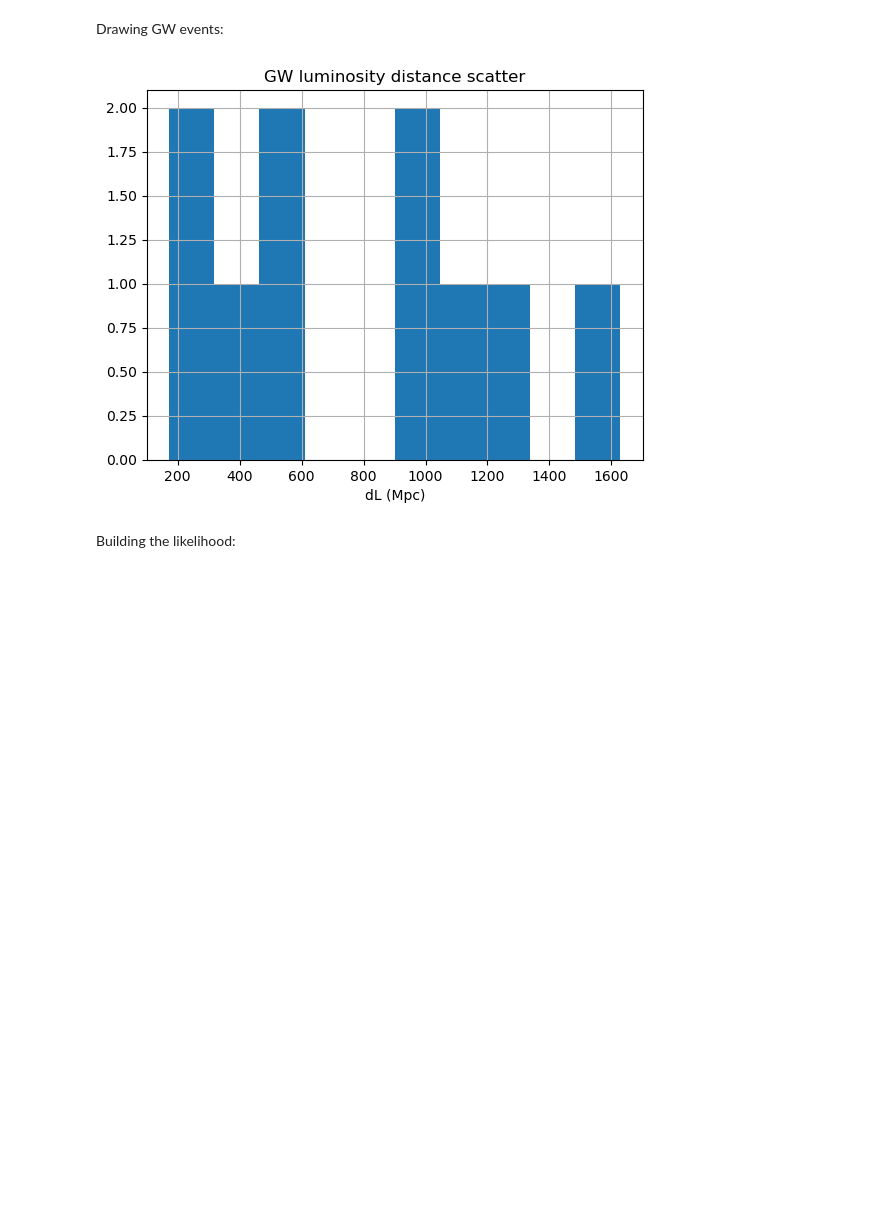
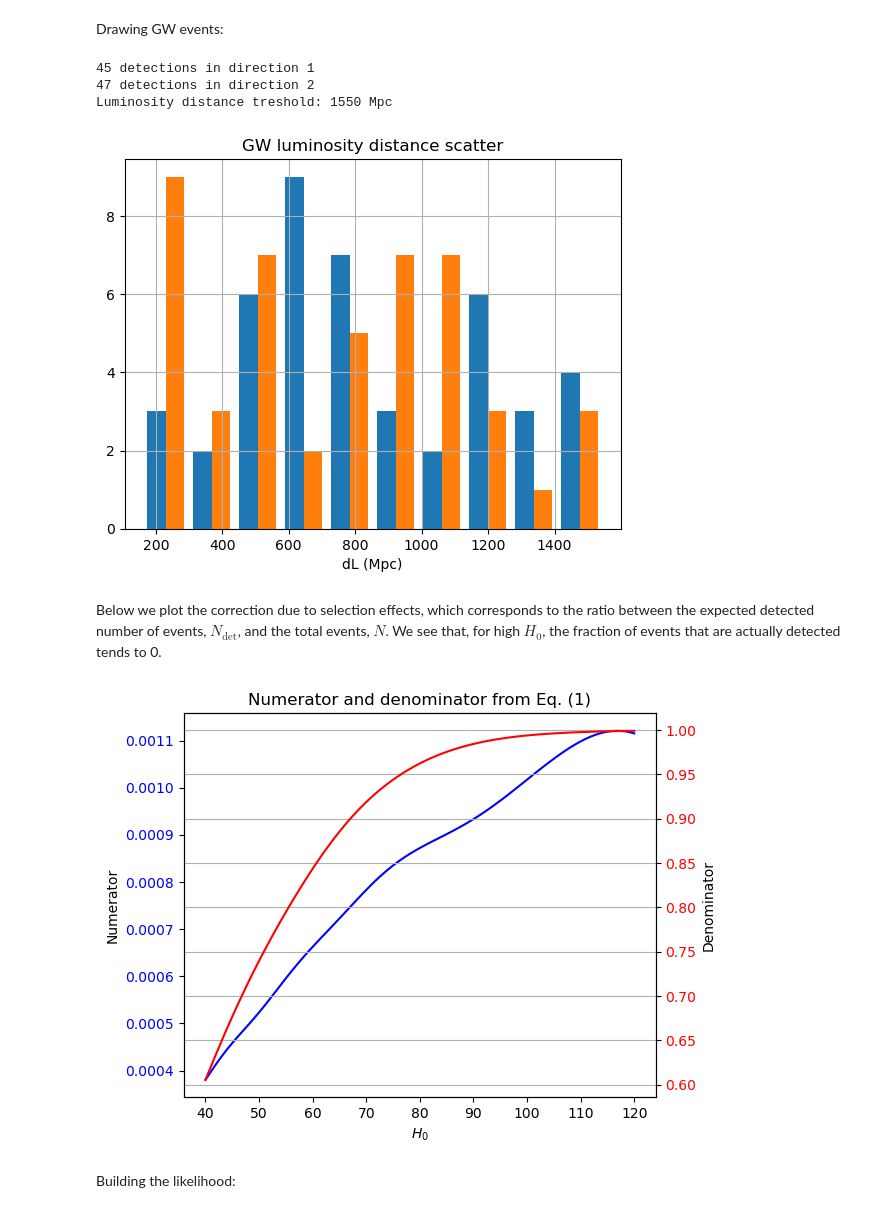
Before and after one commit to binado/standard-sirens, a Jupyter notebook: src/simplified_likelihood.ipynb, the cells around one changed output. Saved outputs shown, nothing was run; the diff lists cells and outputs as text; code cells hidden in the pictures; blank space fills up the shorter version.

```diff
--- a/src/simplified_likelihood.ipynb
+++ b/src/simplified_likelihood.ipynb
@@ -57,16 +67,43 @@ plt.show()
 # %% [markdown]
 Drawing GW events:
 # %%
-
-lkh = SimplifiedLikelihood(ignore_z_error=True)
-gw_dl_array = lkh.draw_gw_events(z_gal, n_gw)
+fiducial_H0 = 70.
+lkh = SimplifiedLikelihood(ignore_z_error=True, fiducial_H0=fiducial_H0)
+gw_dl_array = [lkh.draw_gw_events(z_gal_i, n_gw_per_dir) for z_gal_i in z_gal]
+for i, gw_dl in enumerate(gw_dl_array):
+    print(f"{len(gw_dl)} detections in direction {i + 1}")
+#lkh.dl_th = np.median(gw_dl_array)
+print(f"Luminosity distance treshold: {int(lkh.dl_th)} Mpc")
 plt.hist(gw_dl_array)
 plt.xlabel('dL (Mpc)')
 plt.title('GW luminosity distance scatter')
 plt.grid()
 plt.show()
 # %% [output]
+45 detections in direction 1
+47 detections in direction 2
+Luminosity distance treshold: 1550 Mpc
-[figure, old version]
+[figure, new version]
+# %% [markdown]
+Below we plot the correction due to selection effects, which corresponds to the ratio between the expected detected number of events, $N_\text{det}$, and the total events, $N$. We see that, for high $H_0$, the fraction of events that are actually detected tends to 0.
+# %%
+n_H0 = 100
+H0_array = np.linspace(40., 120., n_H0)
+fig, ax1 = plt.subplots()
+ax2 = ax1.twinx()
+ax1.plot(H0_array, lkh.gw_likelihood_array(gw_dl_array[1][2], H0_array, z_gal[0]), color='blue')
+ax1.tick_params(axis='y', labelcolor='blue')
+ax2.plot(H0_array, lkh.selection_effects(H0_array, z_gal[1]), color='red')
+ax2.tick_params(axis='y', labelcolor='red')
+plt.title('Numerator and denominator from Eq. (1)')
+ax1.set_xlabel(r'$H_0$')
+ax1.set_ylabel('Numerator')
+ax2.set_ylabel('Denominator')
+fig.tight_layout()
+plt.grid()
+plt.show()
+# %% [output]
+[figure, added]
 # %% [markdown]
 Building the likelihood:
 # %%
```
Also changed, not shown: parts of 2 cells of this notebook.
